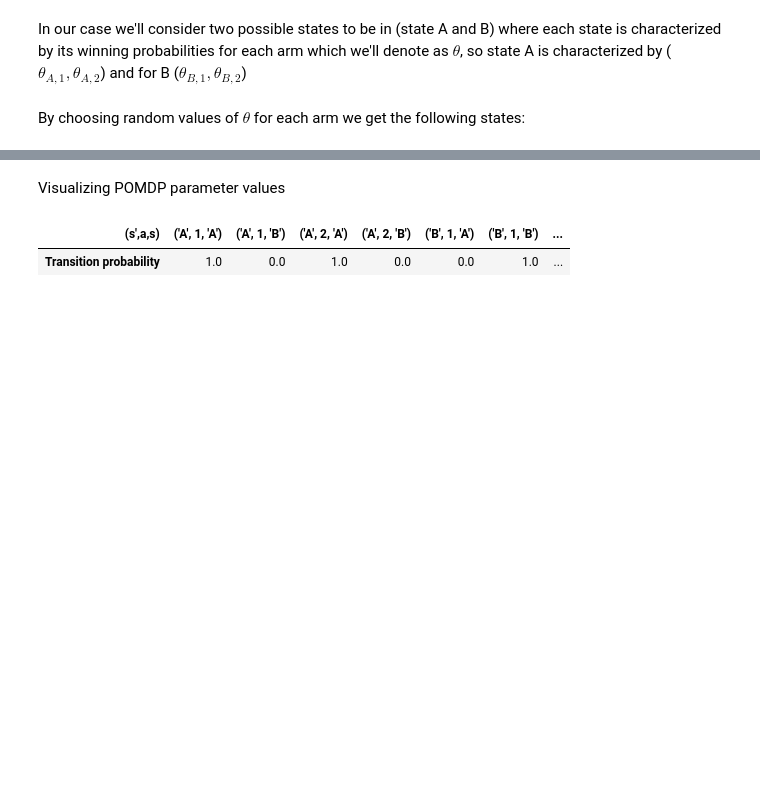
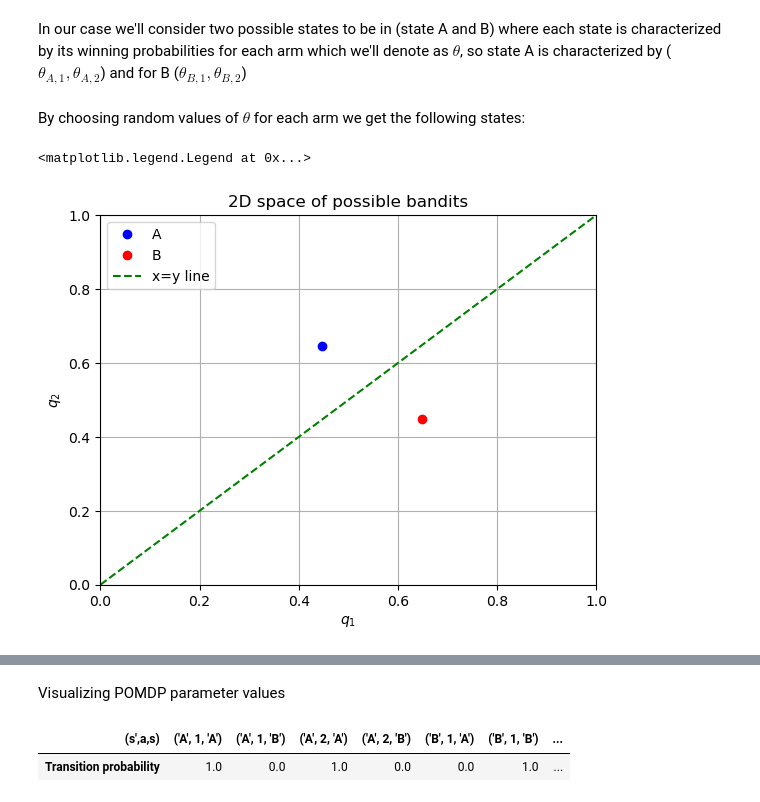
Before and after one commit to malikbf5/FSC-optimization, a Jupyter notebook: Bernoulli Bandits/General Bernoulli Bandits.ipynb, the cells around one changed output, grey strips where cells are left out. Saved outputs shown, nothing was run; the diff lists cells and outputs as text; code cells hidden in the pictures; blank space fills up the shorter version.

```diff
--- a/Bernoulli Bandits/General Bernoulli Bandits.ipynb
+++ b/Bernoulli Bandits/General Bernoulli Bandits.ipynb
@@ -37,3 +37,31 @@ Solving each problem is trivial: we just use the arm with larger success probabi
 In our case we'll consider two possible states to be in (state A and B) where each state is characterized by its winning probabilities for each arm which we'll denote as $\theta$, so state A is characterized by ($\theta_{A,1}, \theta_{A,2}$) and for B ($\theta_{B,1}, \theta_{B,2}$)
 # %% [markdown]
 By choosing random values of $\theta$ for each arm we get the following states:
+# %%
+# Define gap you want
+gap = 0.2
+gamma = 0.9
+x1 = np.random.uniform(0, 1- gap)
+y1 = x1 + gap
+x2 = np.random.uniform(gap, 1)
+y2 = x2 - gap
+# Plot the points
+plt.plot(x1, y1, 'bo', label='A')
+plt.plot(x2, y2, 'ro', label='B')
+plt.plot([0, 1], [0, 1], 'g--', label='x=y line')
+
+# Set plot limits
+plt.xlim(0, 1)
+plt.ylim(0, 1)
+
+# Add grid
+plt.grid(True)
+
+# Add labels and legend
+plt.xlabel('$q_1$')
+plt.ylabel('$q_2$')
+plt.title('2D space of possible bandits')
+plt.legend()
+# %% [output]
+<matplotlib.legend.Legend at 0x...>
+[figure, added]
```
Also changed, not shown: parts of 2 cells of this notebook.
